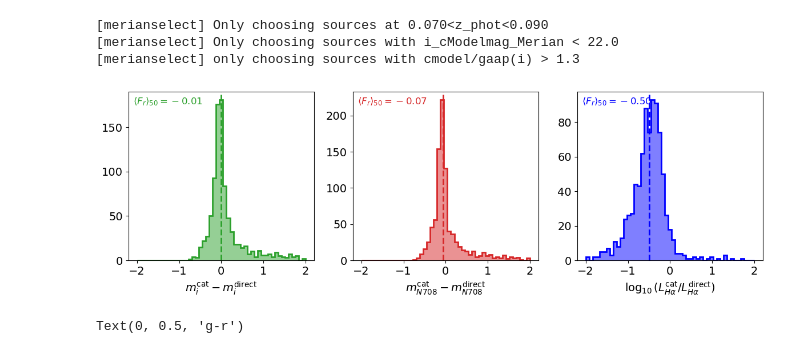
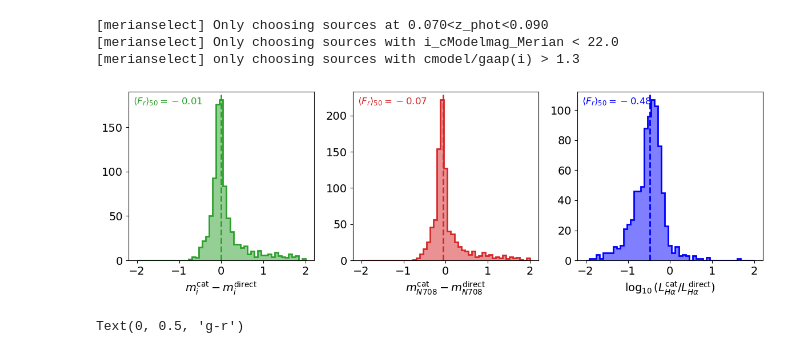
Before and after one commit to ekadofong/agrias, a Jupyter notebook: notebooks/HalphaDirectPhotometry.ipynb, the cells around one changed output. Cells and saved outputs as stored; diff of their text form; code cells hidden in the pictures.

```diff
--- a/notebooks/HalphaDirectPhotometry.ipynb
+++ b/notebooks/HalphaDirectPhotometry.ipynb
@@ -39,8 +39,8 @@ f2m = lambda x, zp = 31.4: -2.5*np.log10(x*catalog_apercorr) + zp
 ratios = [
     merian_sources['i_cModelmag_Merian'] - lha_df.reindex(merian_sources.index)['imag'],
     f2m(merian_sources['N708_gaap1p0Flux_Merian']) - lha_df.reindex(merian_sources.index)['n708mag'],
-    #np.log10(catalog_halum['LHa']/1e40/lha_df.reindex(catalog_halum.index)['LHa']),
-    np.log10(calibrations.SFR2LHa(10.**merian_sources['logsfr_gaap1p0']) / (lha_df['LHa']*1e40) )
+    np.log10(catalog_halum['LHa']/1e40/lha_df.reindex(catalog_halum.index)['LHa']),
+    #np.log10(calibrations.SFR2LHa(10.**merian_sources['logsfr_gaap1p0']) / (lha_df['LHa']*1e40) )
 ]
 colorlist = [
     'tab:green',
@@ -53,34 +53,34 @@ labels = [
     r'$\log_{10}(L_{H\alpha}^{\rm cat}/L_{H\alpha}^{\rm direct})$'
 ]
 
 for idx, ax in enumerate(axarr):
     ek.hist(
         ratios[idx],
         bins=np.linspace(-2.,2.,50),
         ax=axarr[idx],
         color=colorlist[idx],
         alpha=0.5,
         lw=2
     )
     axarr[idx].axvline(
         np.nanmedian(ratios[idx]),
         color=colorlist[idx],
         lw=2,
         ls='--'
     )
     ek.text(
         0.025,
         0.975,
         r'$\langle F_r \rangle_{50} = %.2f$' % np.nanmedian(ratios[idx]),
         ax=axarr[idx],
         color=colorlist[idx],
         fontsize=12
     )
     axarr[idx].set_xlabel(labels[idx])
 plt.tight_layout ()
 plt.savefig('../../../sfr_calibrators/figures/data_validation/photometric_offsets.png')
 # %% [output]
-[figure, old version]
+[figure, new version]
 # %%
 from ekfphys import calibrations, observer
 from ekfparse import query
```
Also changed, not shown: parts of 6 cells of this notebook, 3 other files.
